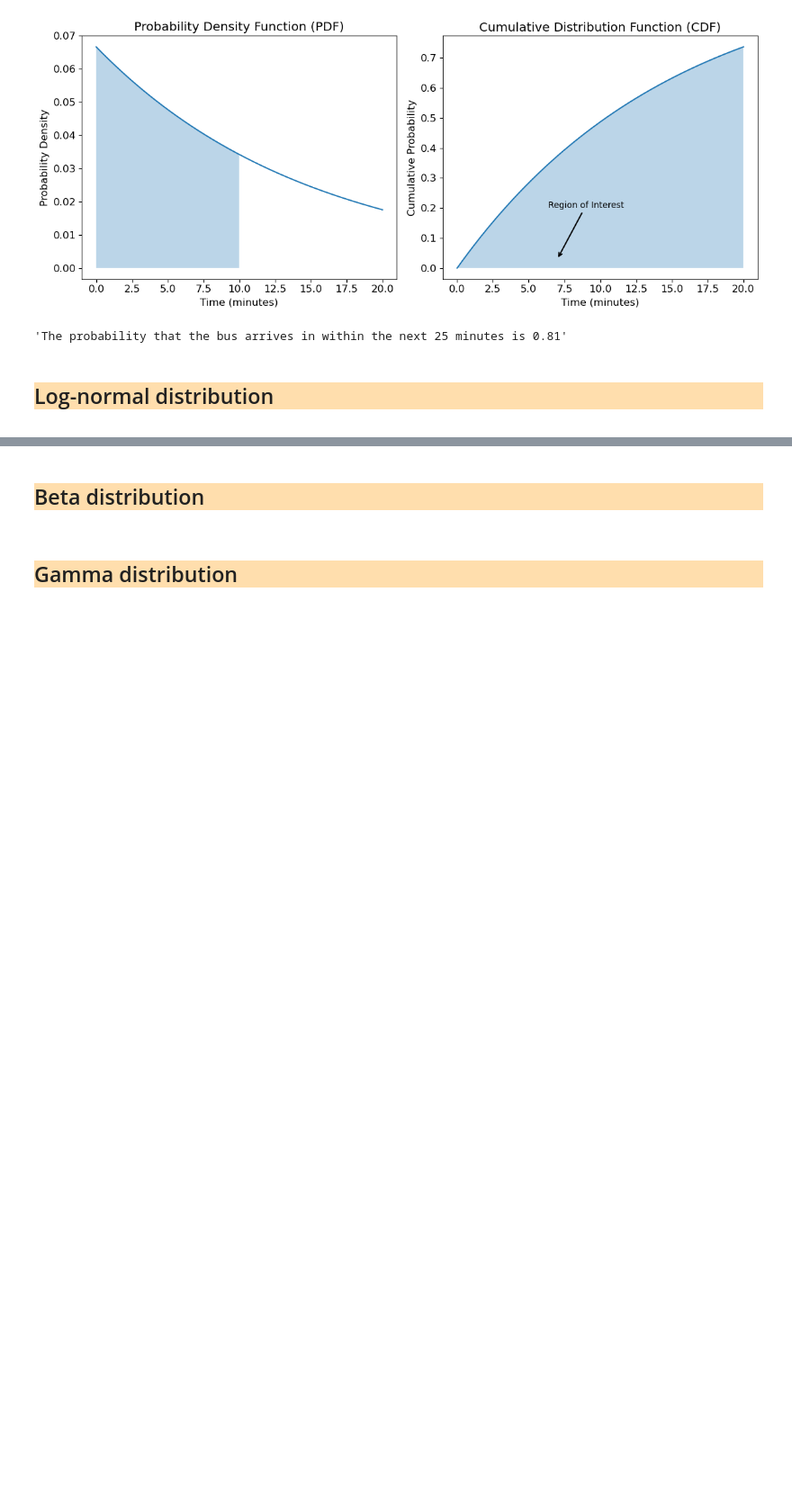
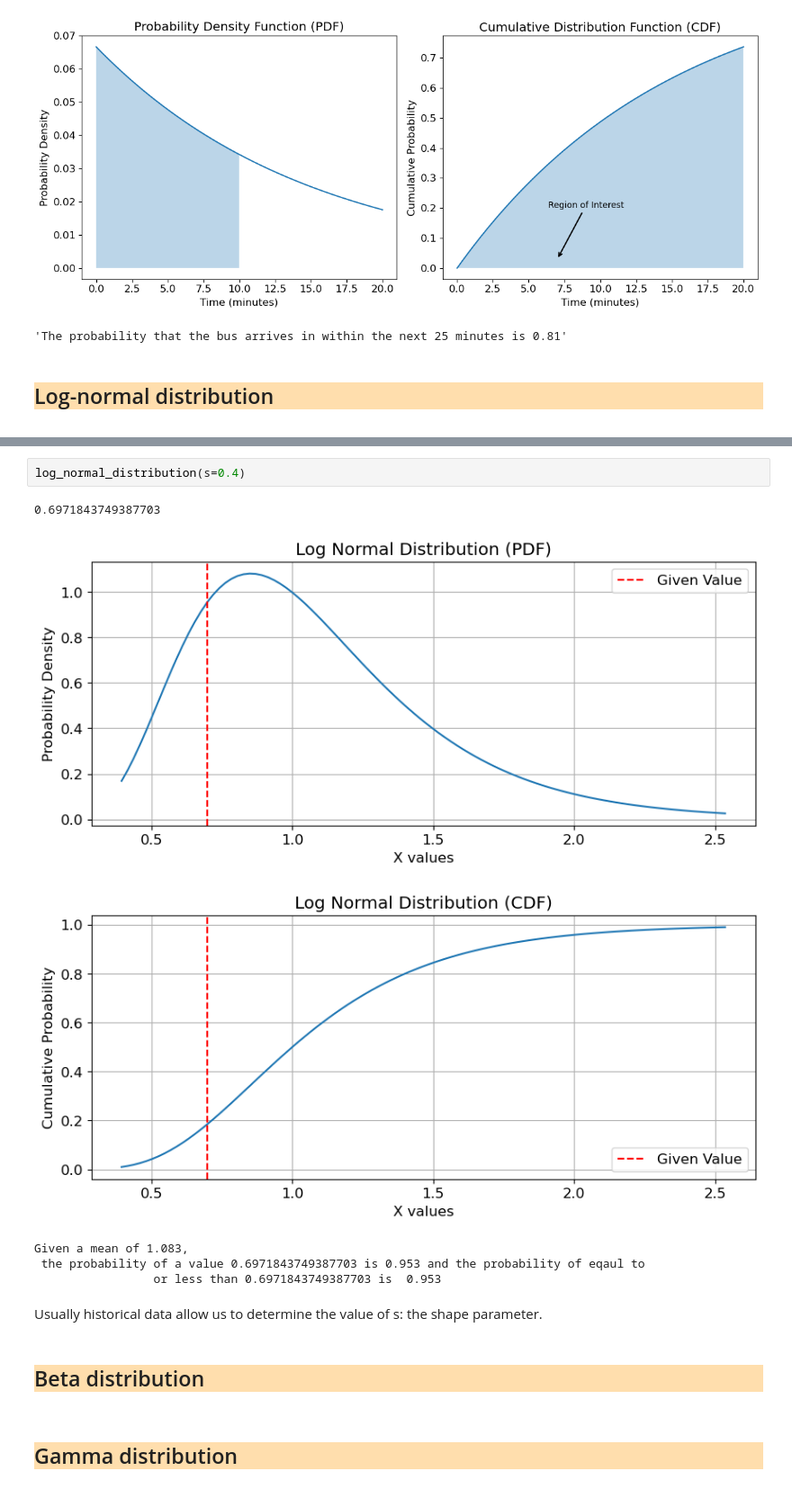
Before and after one commit to shibzr/statistics, a Jupyter notebook: Probability Distribution.ipynb, the cells around one changed output, grey strips where cells are left out. Shown at 90% size. Cells and saved outputs as stored; diff of their text form; blank space fills up the shorter version.

Commit message:
Added log-normal distribution

```diff
--- a/Probability Distribution.ipynb
+++ b/Probability Distribution.ipynb
@@ -1197,3 +1273,14 @@ next_bus_probability(25)
+# %%
+log_normal_distribution(s=0.4)
+# %% [output]
+0.6971843749387703
+[figure, added]
+[figure, added]
+Given a mean of 1.083,
+ the probability of a value 0.6971843749387703 is 0.953 and the probability of eqaul to
+                 or less than 0.6971843749387703 is  0.953
+# %% [markdown]
+Usually historical data allow us to determine the value of s: the shape parameter.
 # %% [markdown]
 <div style="background-color: NavajoWhite; border-style: solid;font-family: Arial">
 
```
Also changed, not shown: parts of 3 cells of this notebook.
